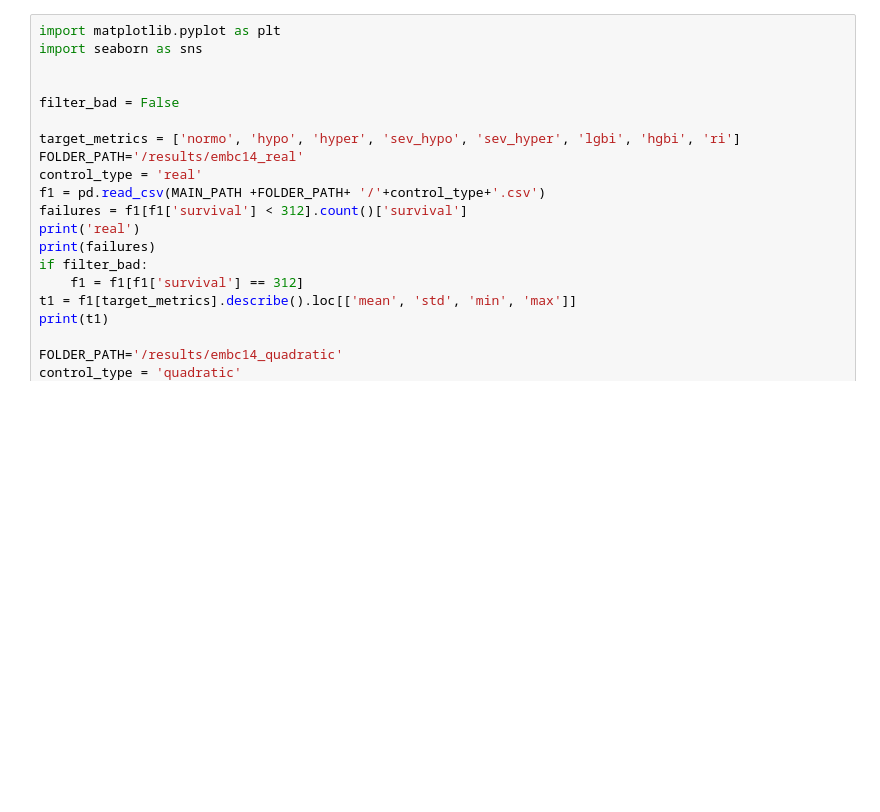
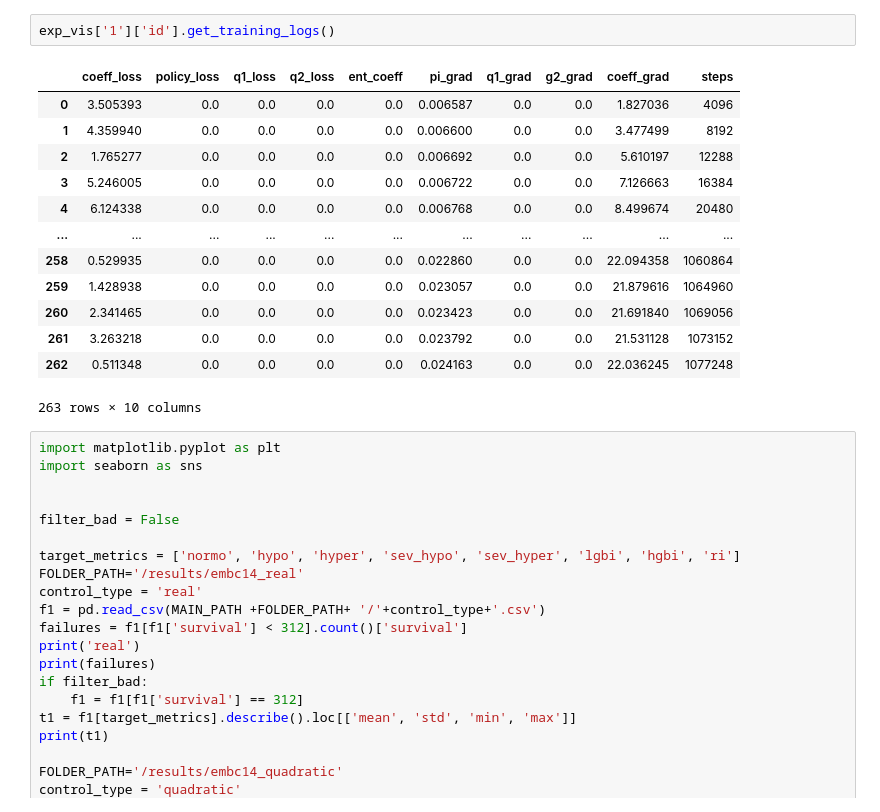
Before and after one commit to RL4H/G2P2C, a Jupyter notebook: visualiser/notebooks/individual_analyzer.ipynb, the cells around one changed output. Drawn from its saved outputs; the diff is of its cells as text; blank space fills up the shorter version.

```diff
--- a/visualiser/notebooks/individual_analyzer.ipynb
+++ b/visualiser/notebooks/individual_analyzer.ipynb
@@ -110,4 +109,20 @@ plot_training_action_summary(target_exp, horizon=256)
 ... (11 outputs left out)
+# %%
+exp_vis['1']['id'].get_training_logs()
+# %% [output]
+|  | coeff_loss | policy_loss | q1_loss | q2_loss | ent_coeff | pi_grad | q1_grad | g2_grad | coeff_grad | steps |
+| 0 | 3.505393 | 0.0 | 0.0 | 0.0 | 0.0 | 0.006587 | 0.0 | 0.0 | 1.827036 | 4096 |
+| 1 | 4.359940 | 0.0 | 0.0 | 0.0 | 0.0 | 0.006600 | 0.0 | 0.0 | 3.477499 | 8192 |
+| 2 | 1.765277 | 0.0 | 0.0 | 0.0 | 0.0 | 0.006692 | 0.0 | 0.0 | 5.610197 | 12288 |
+| 3 | 5.246005 | 0.0 | 0.0 | 0.0 | 0.0 | 0.006722 | 0.0 | 0.0 | 7.126663 | 16384 |
+| 4 | 6.124338 | 0.0 | 0.0 | 0.0 | 0.0 | 0.006768 | 0.0 | 0.0 | 8.499674 | 20480 |
+| ... | ... | ... | ... | ... | ... | ... | ... | ... | ... | ... |
+| 258 | 0.529935 | 0.0 | 0.0 | 0.0 | 0.0 | 0.022860 | 0.0 | 0.0 | 22.094358 | 1060864 |
+| 259 | 1.428938 | 0.0 | 0.0 | 0.0 | 0.0 | 0.023057 | 0.0 | 0.0 | 21.879616 | 1064960 |
+| 260 | 2.341465 | 0.0 | 0.0 | 0.0 | 0.0 | 0.023423 | 0.0 | 0.0 | 21.691840 | 1069056 |
+| 261 | 3.263218 | 0.0 | 0.0 | 0.0 | 0.0 | 0.023792 | 0.0 | 0.0 | 21.531128 | 1073152 |
+| 262 | 0.511348 | 0.0 | 0.0 | 0.0 | 0.0 | 0.024163 | 0.0 | 0.0 | 22.036245 | 1077248 |
+263 rows × 10 columns
 # %%
 import matplotlib.pyplot as plt
 import seaborn as sns
```
Also changed, not shown: parts of 2 cells of this notebook, 12 other files.
